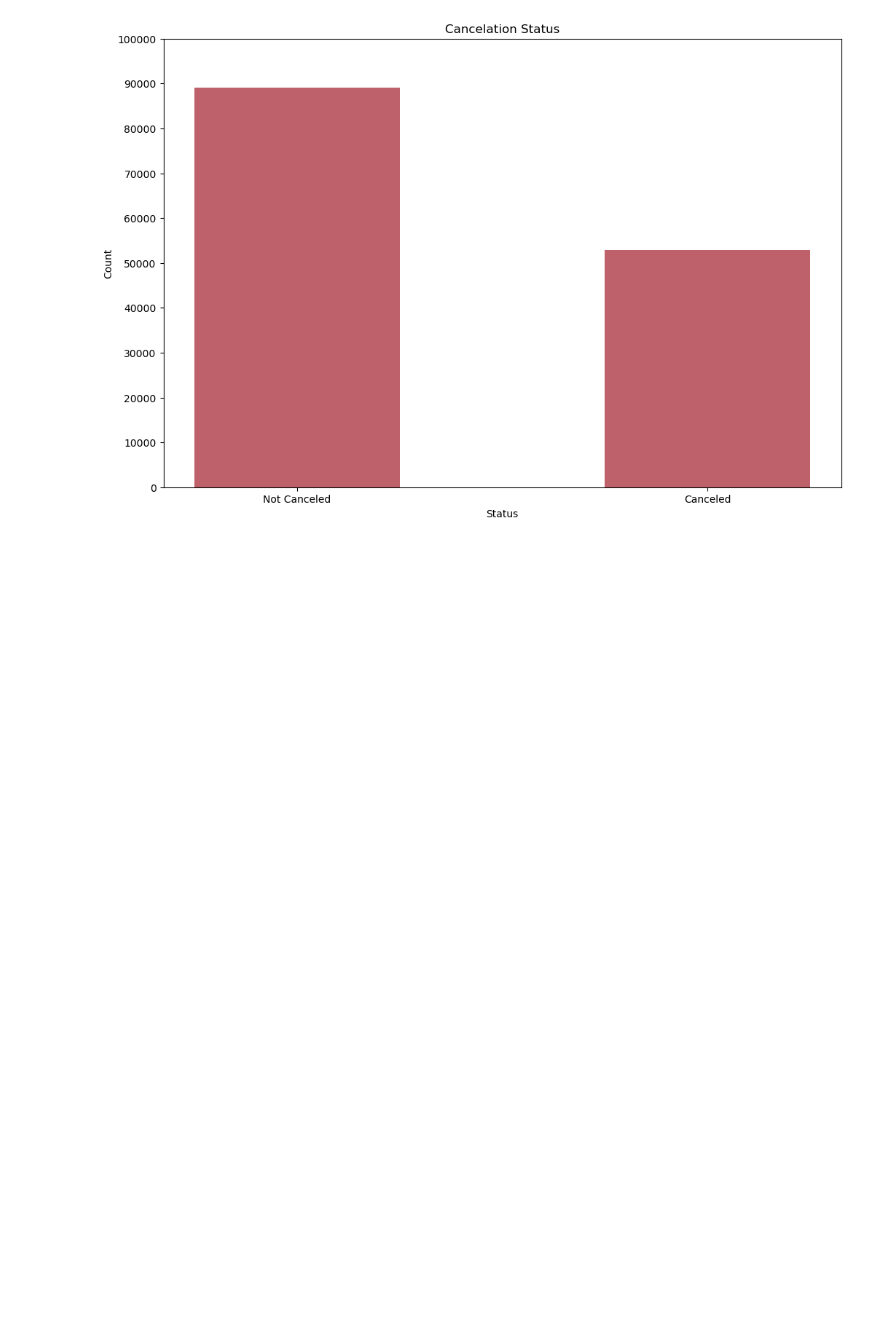
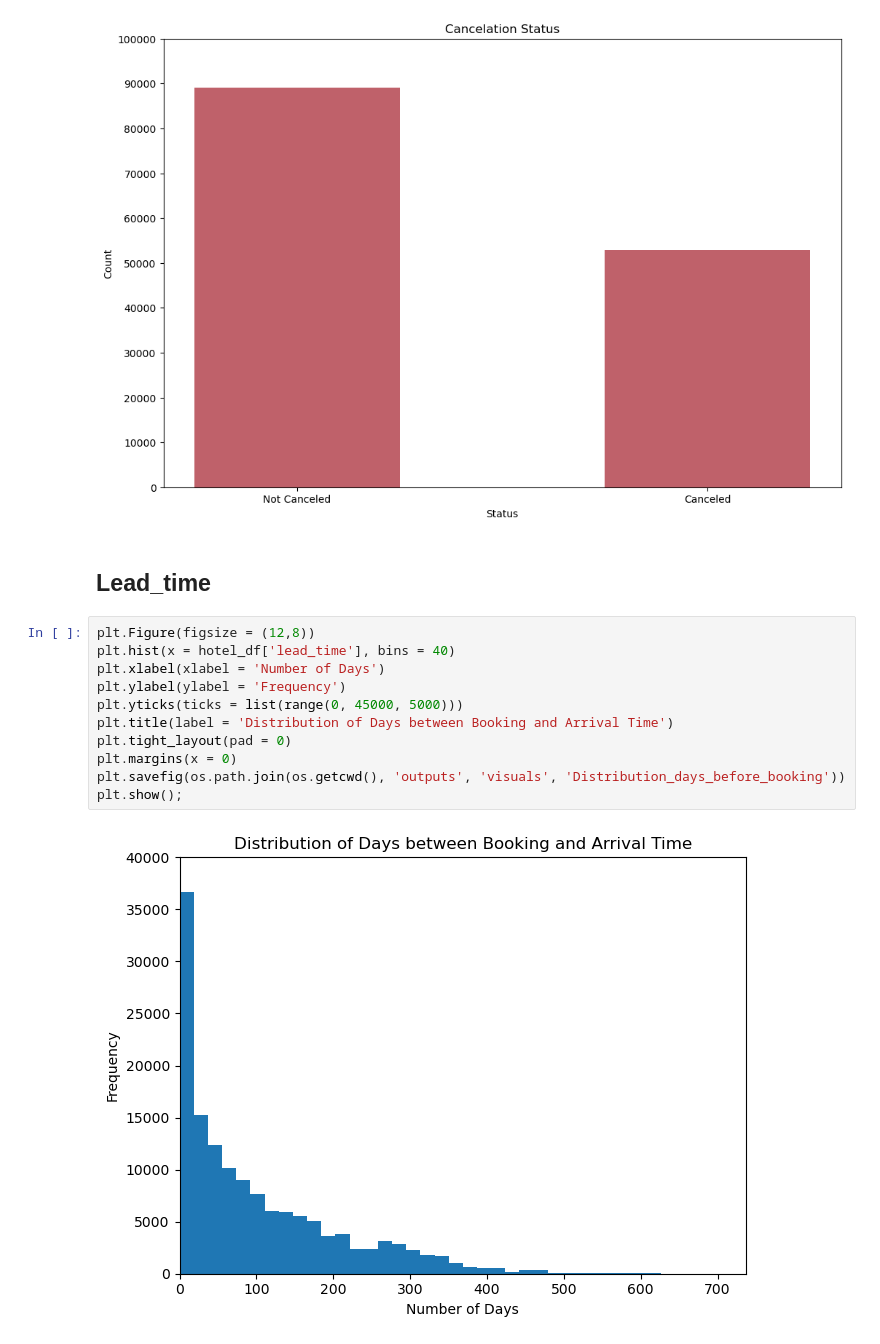
Before and after one commit to SMemic4/Hotels, a Jupyter notebook: notebooks/hotels.ipynb, the cells around one changed output. Cells and saved outputs as stored; diff of their text form; blank space fills up the shorter version.

```diff
--- a/notebooks/hotels.ipynb
+++ b/notebooks/hotels.ipynb
@@ -197,3 +197,18 @@ plt.savefig(fname = os.path.join(os.getcwd(), 'outputs', 'visuals', 'Cancelation
 plt.show();
 # %% [output]
 [figure]
+# %% [markdown]
+## Lead_time
+# %%
+plt.Figure(figsize = (12,8))
+plt.hist(x = hotel_df['lead_time'], bins = 40)
+plt.xlabel(xlabel = 'Number of Days')
+plt.ylabel(ylabel = 'Frequency')
+plt.yticks(ticks = list(range(0, 45000, 5000)))
+plt.title(label = 'Distribution of Days between Booking and Arrival Time')
+plt.tight_layout(pad = 0)
+plt.margins(x = 0)
+plt.savefig(os.path.join(os.getcwd(), 'outputs', 'visuals', 'Distribution_days_before_booking'))
+plt.show();
+# %% [output]
+[figure, added]
```
Also changed, not shown: parts of 30 cells of this notebook.
